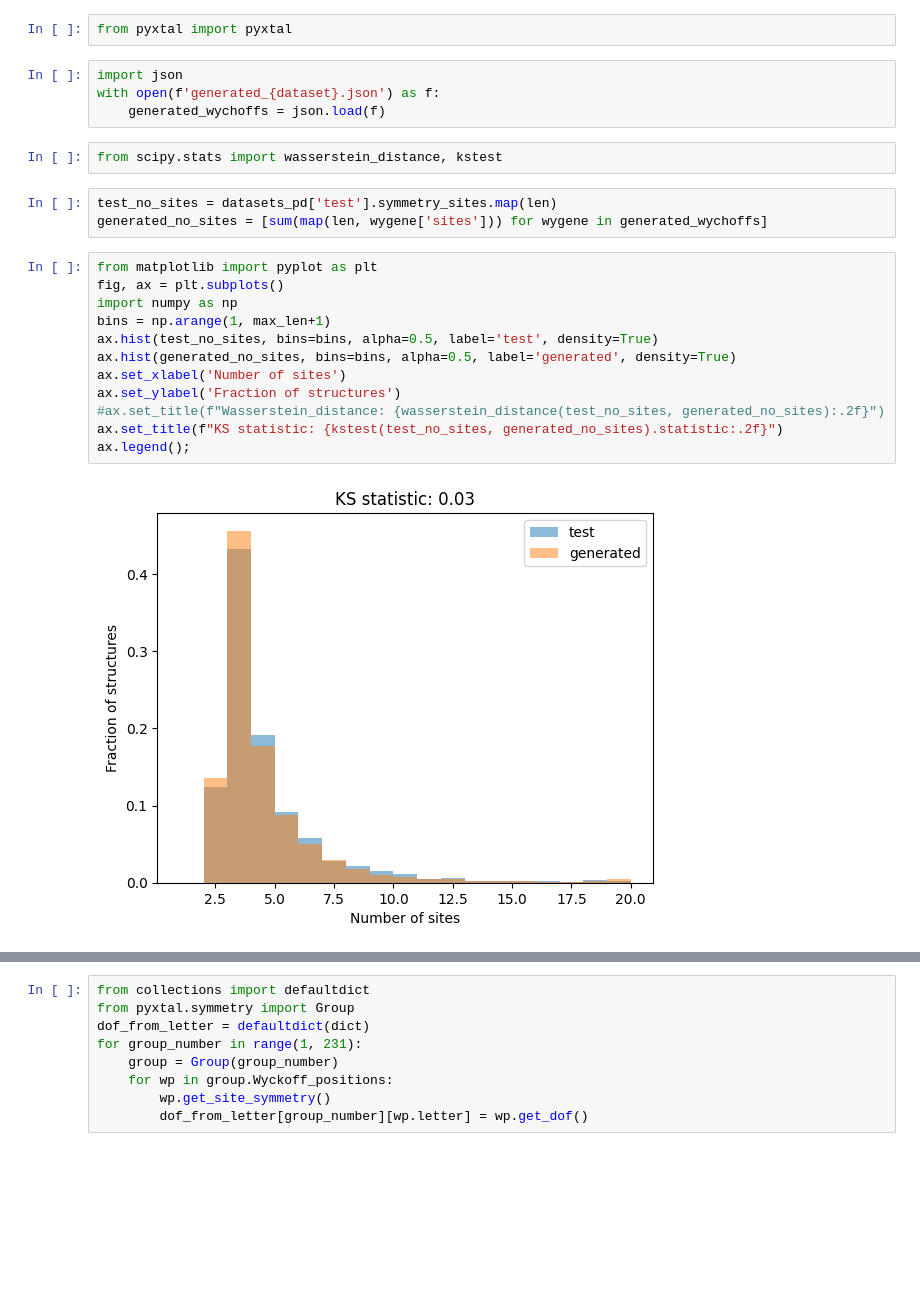
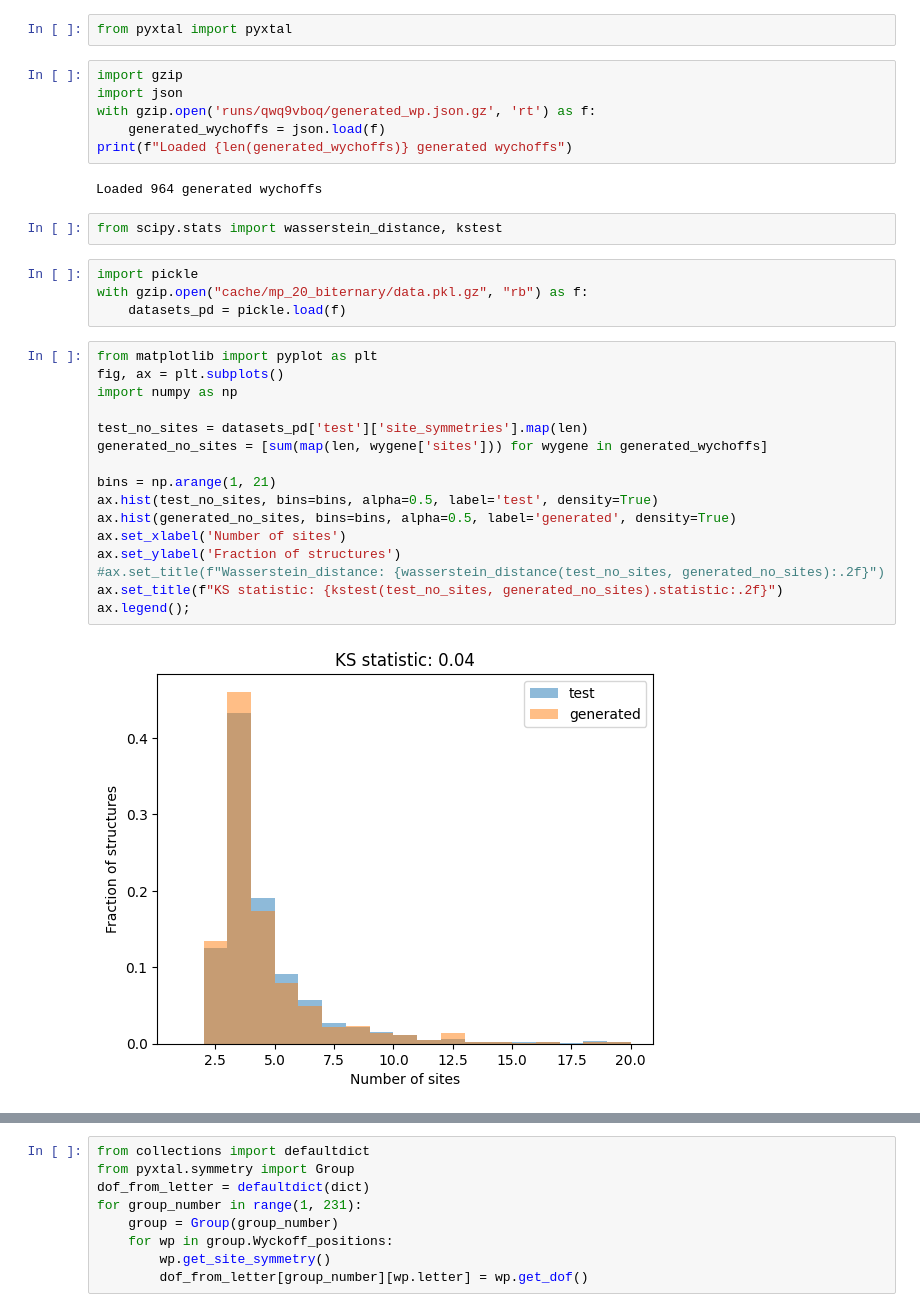
Before and after one commit to kedhip/WyckoffTransformer, a Jupyter notebook: statistical_evaluation.ipynb, the cells around one changed output, grey strips where cells are left out. Drawn from its saved outputs; the diff is of its cells as text; blank space fills up the shorter version.

```diff
--- a/statistical_evaluation.ipynb
+++ b/statistical_evaluation.ipynb
@@ -1,25 +1,34 @@
 # %%
 from pyxtal import pyxtal
 # %%
+import gzip
 import json
-with open(f'generated_{dataset}.json') as f:
+with gzip.open('runs/qwq9vboq/generated_wp.json.gz', 'rt') as f:
     generated_wychoffs = json.load(f)
+print(f"Loaded {len(generated_wychoffs)} generated wychoffs")
+# %% [output]
+Loaded 964 generated wychoffs
 # %%
 from scipy.stats import wasserstein_distance, kstest
-# %%
-test_no_sites = datasets_pd['test'].symmetry_sites.map(len)
-generated_no_sites = [sum(map(len, wygene['sites'])) for wygene in generated_wychoffs]
+# %%
+import pickle
+with gzip.open("cache/mp_20_biternary/data.pkl.gz", "rb") as f:
+    datasets_pd = pickle.load(f)
 # %%
 from matplotlib import pyplot as plt
 fig, ax = plt.subplots()
 import numpy as np
-bins = np.arange(1, max_len+1)
+
+test_no_sites = datasets_pd['test']['site_symmetries'].map(len)
+generated_no_sites = [sum(map(len, wygene['sites'])) for wygene in generated_wychoffs]
+
+bins = np.arange(1, 21)
 ax.hist(test_no_sites, bins=bins, alpha=0.5, label='test', density=True)
 ax.hist(generated_no_sites, bins=bins, alpha=0.5, label='generated', density=True)
 ax.set_xlabel('Number of sites')
 ax.set_ylabel('Fraction of structures')
 #ax.set_title(f"Wasserstein_distance: {wasserstein_distance(test_no_sites, generated_no_sites):.2f}")
 ax.set_title(f"KS statistic: {kstest(test_no_sites, generated_no_sites).statistic:.2f}")
 ax.legend();
 # %% [output]
-[figure, old version]
+[figure, new version]
```
Also changed, not shown: parts of 21 cells of this notebook, 15 other files.
